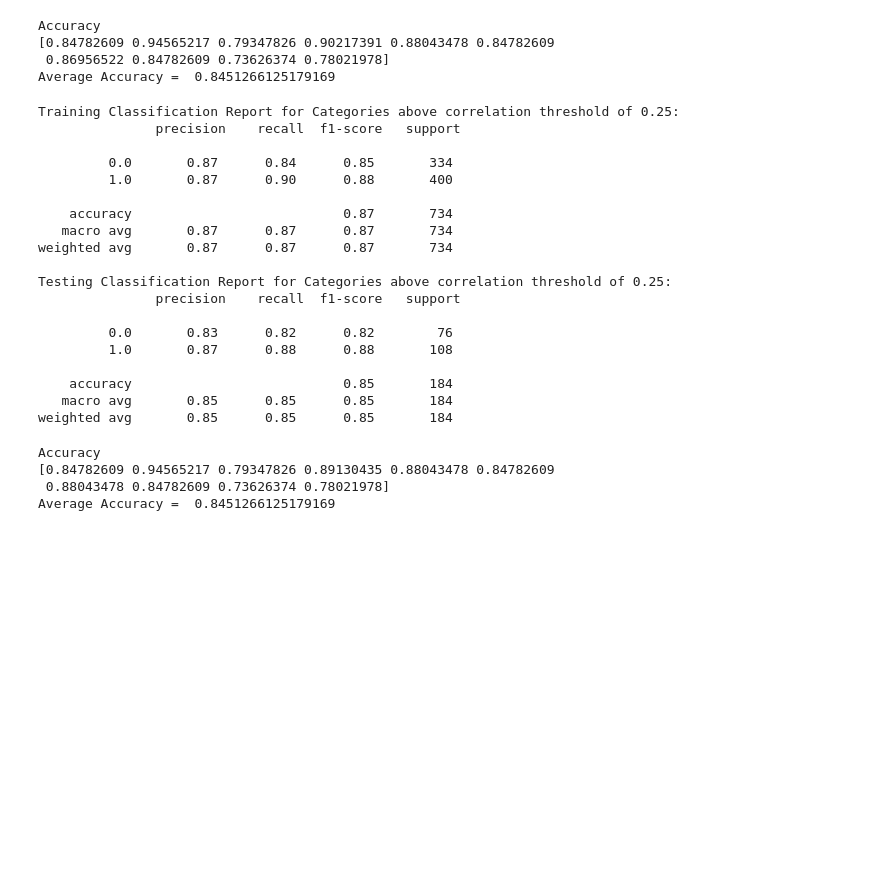
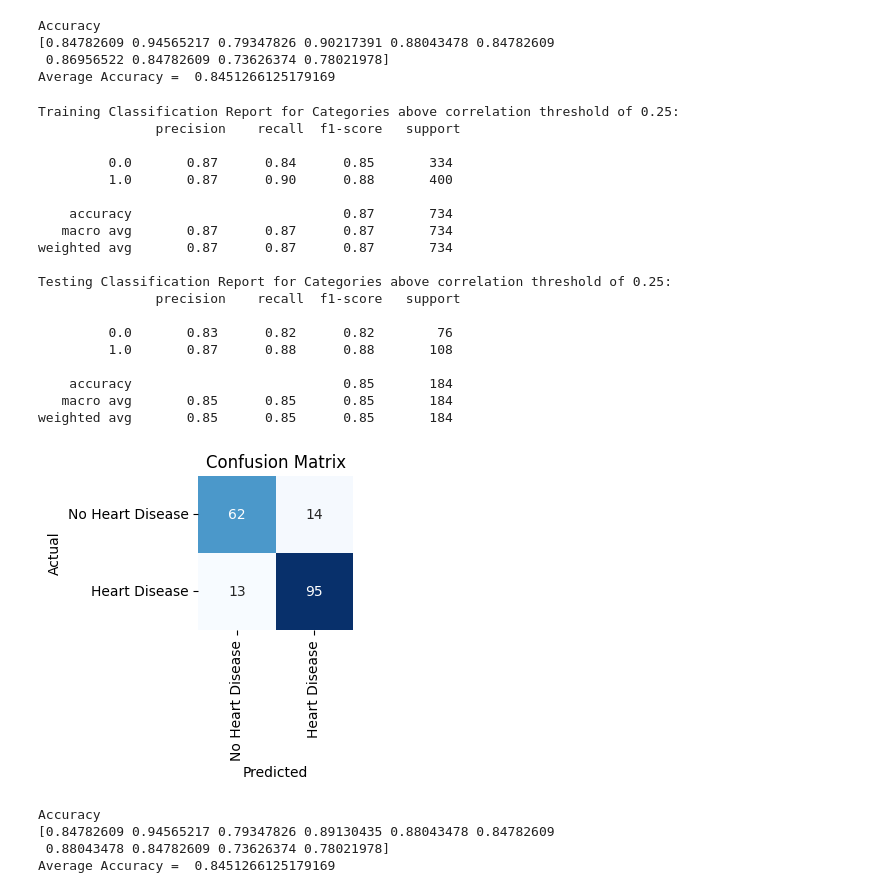
Before and after one commit to LeUmbono/ECS171-Group24-Project, a Jupyter notebook: Model/ECS171 Group 24 Project Notebook.ipynb, the cells around one changed output. Cells and saved outputs as stored; diff of their text form; code cells hidden in the pictures; blank space fills up the shorter version.

```diff
--- a/Model/ECS171 Group 24 Project Notebook.ipynb
+++ b/Model/ECS171 Group 24 Project Notebook.ipynb
@@ -343,33 +357,46 @@ X_train, y_train = train.drop(columns=['HeartDisease']) ,train['HeartDisease']
 X_test, y_test = test.drop(columns=['HeartDisease']), test['HeartDisease']
 cls = LogisticRegression()
 cls.fit(X_train, y_train)
 
 predicted_train = cls.predict(X_train)
 predicted_test = cls.predict(X_test)
 
 print("Training Classification Report for Categories above correlation threshold of 0.25:\n " + classification_report(y_train, predicted_train))
 
 print("Testing Classification Report for Categories above correlation threshold of 0.25:\n " + classification_report(y_test, predicted_test))
+
+cm = confusion_matrix(y_test, predicted_test)
+
+# Visualize the confusion matrix using a heatmap
+plt.figure(figsize=(2, 2))
+sns.heatmap(cm, annot=True, fmt="d", cmap="Blues", cbar=False,
+            xticklabels=['No Heart Disease', 'Heart Disease'],
+            yticklabels=['No Heart Disease', 'Heart Disease'])
+plt.xlabel('Predicted')
+plt.ylabel('Actual')
+plt.title('Confusion Matrix')
+plt.show()
 # %% [output]
 Training Classification Report for Categories above correlation threshold of 0.25:
                precision    recall  f1-score   support
 
          0.0       0.87      0.84      0.85       334
          1.0       0.87      0.90      0.88       400
 
     accuracy                           0.87       734
    macro avg       0.87      0.87      0.87       734
 weighted avg       0.87      0.87      0.87       734
 
 Testing Classification Report for Categories above correlation threshold of 0.25:
                precision    recall  f1-score   support
 
          0.0       0.83      0.82      0.82        76
          1.0       0.87      0.88      0.88       108
 
     accuracy                           0.85       184
    macro avg       0.85      0.85      0.85       184
 weighted avg       0.85      0.85      0.85       184
+[figure, added]
 # %%
 CV = cross_validate(cls, processed_data25.drop('HeartDisease', axis = 1), processed_data25['HeartDisease'], cv=10, scoring=['accuracy'])
 print('Accuracy')
```
Also changed, not shown: parts of 11 cells of this notebook.
